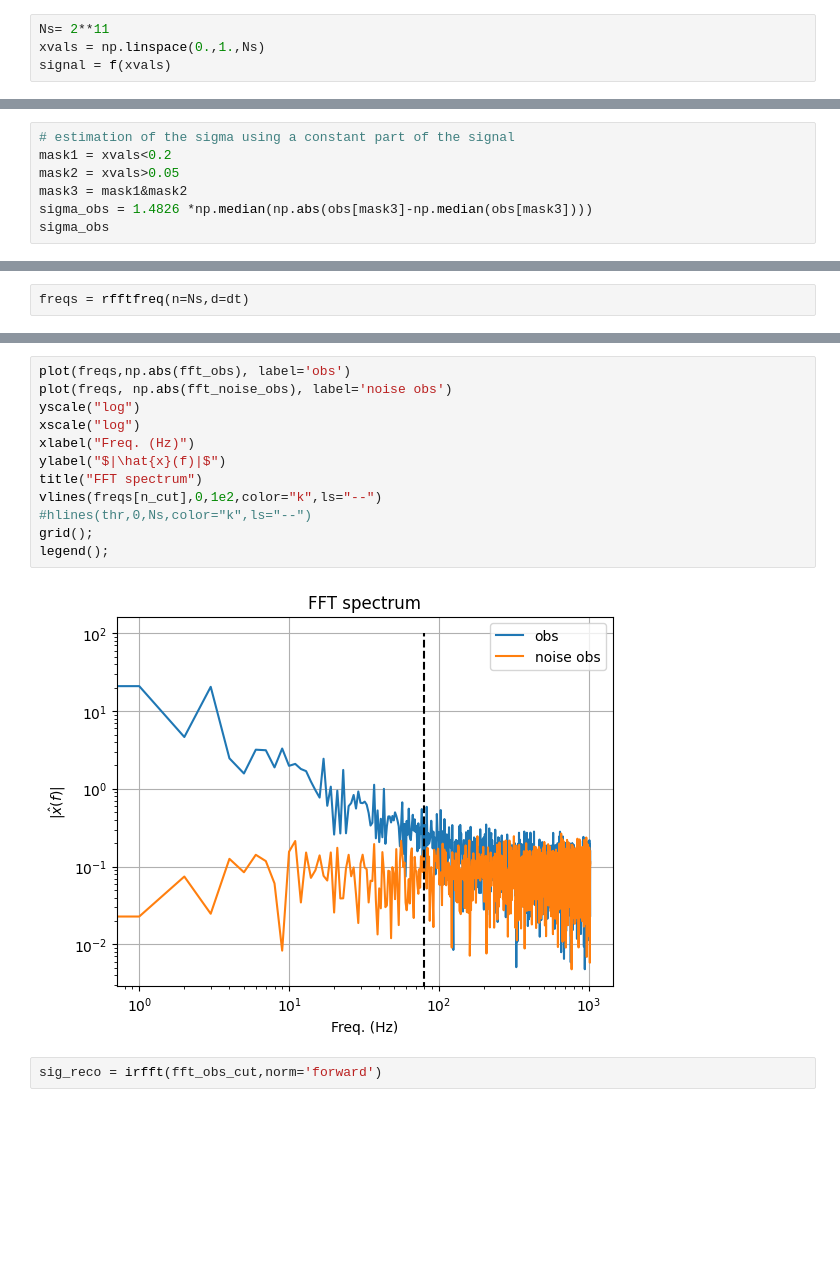
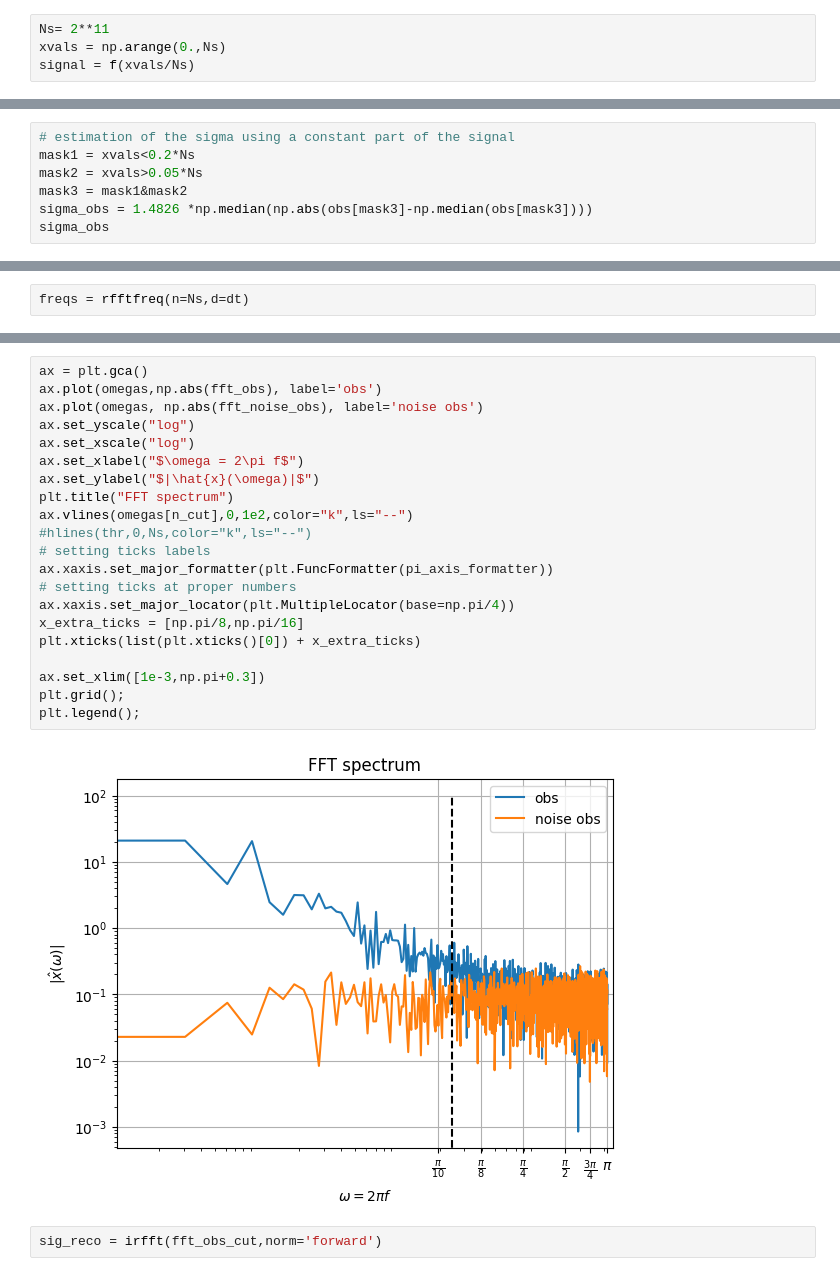
Before and after one commit to jecampagne/cours_mallat_cdf, a Jupyter notebook: cours2024/Wavelet1DDenoising.ipynb, the cells around one changed output, grey strips where cells are left out. Saved outputs shown, nothing was run; the diff lists cells and outputs as text; blank space fills up the shorter version.

```diff
--- a/cours2024/Wavelet1DDenoising.ipynb
+++ b/cours2024/Wavelet1DDenoising.ipynb
@@ -26,7 +32,7 @@ def f(x):
 # %%
 Ns= 2**11
-xvals = np.linspace(0.,1.,Ns)
-signal = f(xvals)
+xvals = np.arange(0.,Ns)
+signal = f(xvals/Ns)
 # %%
 Ns
 # %% [output]
@@ -141,8 +148,8 @@ fig.text(0.6,0.9,"Wavelet detail coeff.",fontsize=14);
 from scipy.fft import rfft, irfft, rfftfreq
 # %%
 # estimation of the sigma using a constant part of the signal
-mask1 = xvals<0.2
-mask2 = xvals>0.05
+mask1 = xvals<0.2*Ns
+mask2 = xvals>0.05*Ns
 mask3 = mask1&mask2
 sigma_obs = 1.4826 *np.median(np.abs(obs[mask3]-np.median(obs[mask3])))
 sigma_obs
@@ -174,17 +206,26 @@ cut at 79.96 Hz
 # %%
-plot(freqs,np.abs(fft_obs), label='obs')
-plot(freqs, np.abs(fft_noise_obs), label='noise obs')
-yscale("log")
-xscale("log")
-xlabel("Freq. (Hz)")
-ylabel("$|\hat{x}(f)|$")
-title("FFT spectrum")
-vlines(freqs[n_cut],0,1e2,color="k",ls="--")
+ax = plt.gca()
+ax.plot(omegas,np.abs(fft_obs), label='obs')
+ax.plot(omegas, np.abs(fft_noise_obs), label='noise obs')
+ax.set_yscale("log")
+ax.set_xscale("log")
+ax.set_xlabel("$\omega = 2\pi f$")
+ax.set_ylabel("$|\hat{x}(\omega)|$")
+plt.title("FFT spectrum")
+ax.vlines(omegas[n_cut],0,1e2,color="k",ls="--")
 #hlines(thr,0,Ns,color="k",ls="--")
-grid();
-legend();
+# setting ticks labels
+ax.xaxis.set_major_formatter(plt.FuncFormatter(pi_axis_formatter))
+# setting ticks at proper numbers
+ax.xaxis.set_major_locator(plt.MultipleLocator(base=np.pi/4))
+x_extra_ticks = [np.pi/8,np.pi/16]
+plt.xticks(list(plt.xticks()[0]) + x_extra_ticks)
+
+ax.set_xlim([1e-3,np.pi+0.3])
+plt.grid();
+plt.legend();
 # %% [output]
-[figure, old version]
+[figure, new version]
 # %%
 sig_reco = irfft(fft_obs_cut,norm='forward')
 # %%
```
Also changed, not shown: parts of 11 cells of this notebook.
